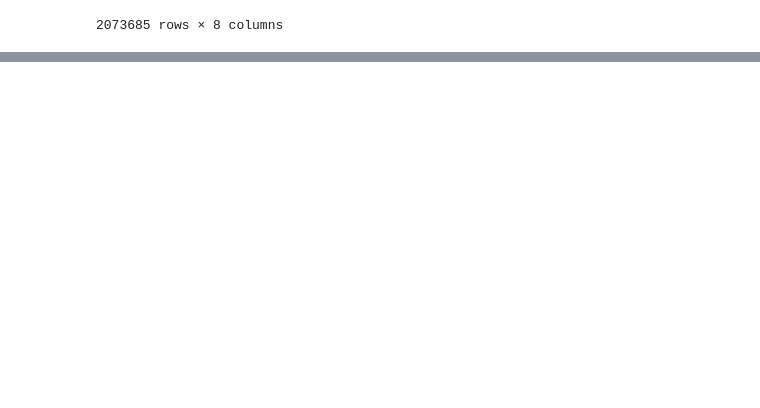
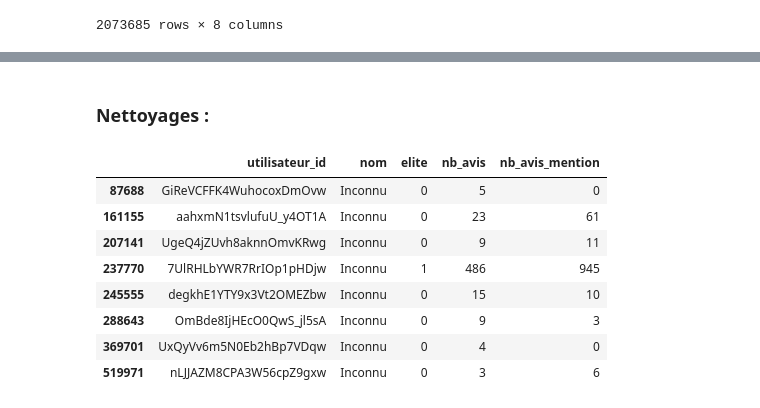
Before and after one commit to Marc-AntoineMercier/420-514-MV-TP03, a Jupyter notebook: nettoyage.ipynb, the cells around one changed output, grey strips where cells are left out. Drawn from its saved outputs; the diff is of its cells as text; code cells hidden in the pictures; blank space fills up the shorter version.

```diff
--- a/nettoyage.ipynb
+++ b/nettoyage.ipynb
@@ -166,0 +285,16 @@ Series([], Name: nom, dtype: object)
+# %% [markdown]
+### Nettoyages :
+# %%
+# Même si les noms sont manquants, on a les IDs et le nombre d'avis
+df_utilisateurs['nom'] = df_utilisateurs['nom'].fillna('Inconnu')
+df_utilisateurs[df_utilisateurs['nom'] == 'Inconnu']
+# %% [output]
+|  | utilisateur_id | nom | elite | nb_avis | nb_avis_mention |
+| 87688 | GiReVCFFK4WuhocoxDmOvw | Inconnu | 0 | 5 | 0 |
+| 161155 | aahxmN1tsvlufuU_y4OT1A | Inconnu | 0 | 23 | 61 |
+| 207141 | UgeQ4jZUvh8aknnOmvKRwg | Inconnu | 0 | 9 | 11 |
+| 237770 | 7UlRHLbYWR7RrIOp1pHDjw | Inconnu | 1 | 486 | 945 |
+| 245555 | degkhE1YTY9x3Vt2OMEZbw | Inconnu | 0 | 15 | 10 |
+| 288643 | OmBde8IjHEcO0QwS_jl5sA | Inconnu | 0 | 9 | 3 |
+| 369701 | UxQyVv6m5N0Eb2hBp7VDqw | Inconnu | 0 | 4 | 0 |
+| 519971 | nLJJAZM8CPA3W56cpZ9gxw | Inconnu | 0 | 3 | 6 |
```
Also changed, not shown: parts of 37 cells of this notebook, 2 other files.
